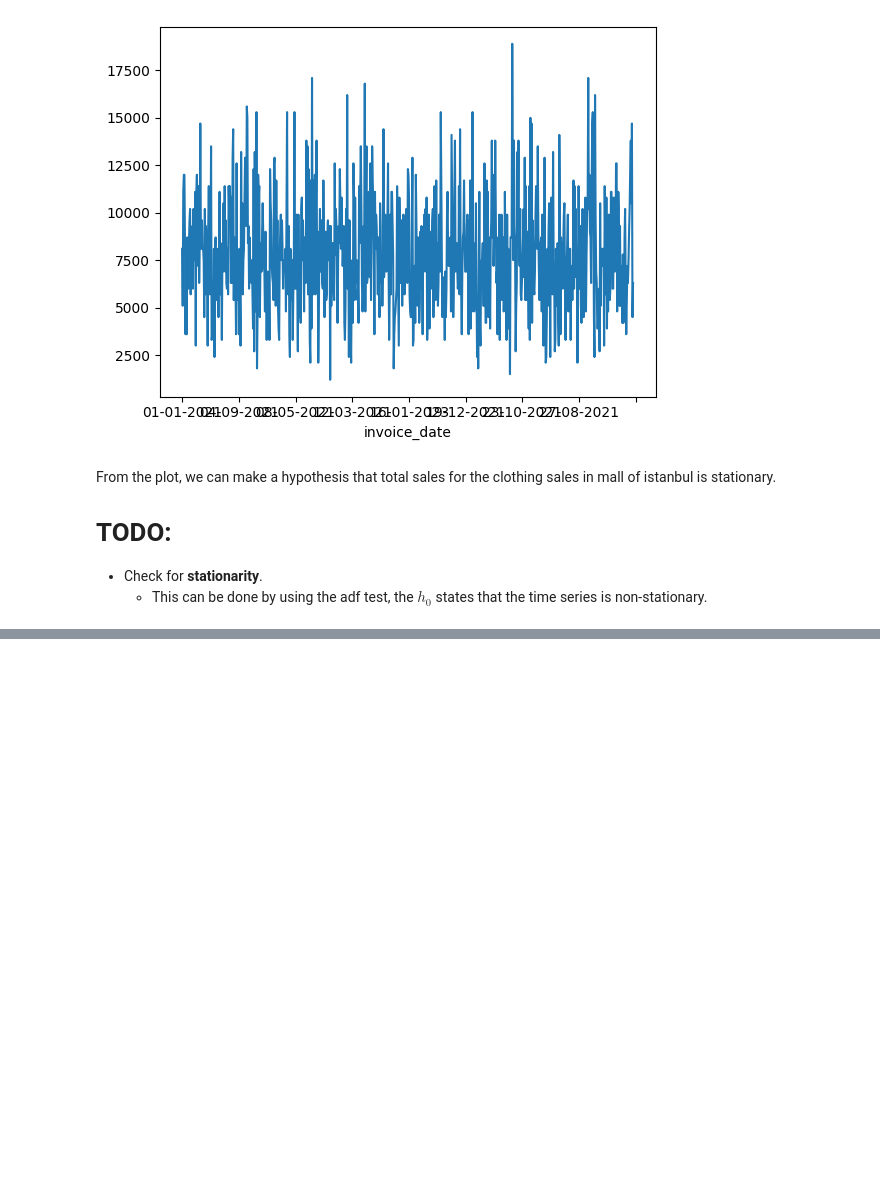
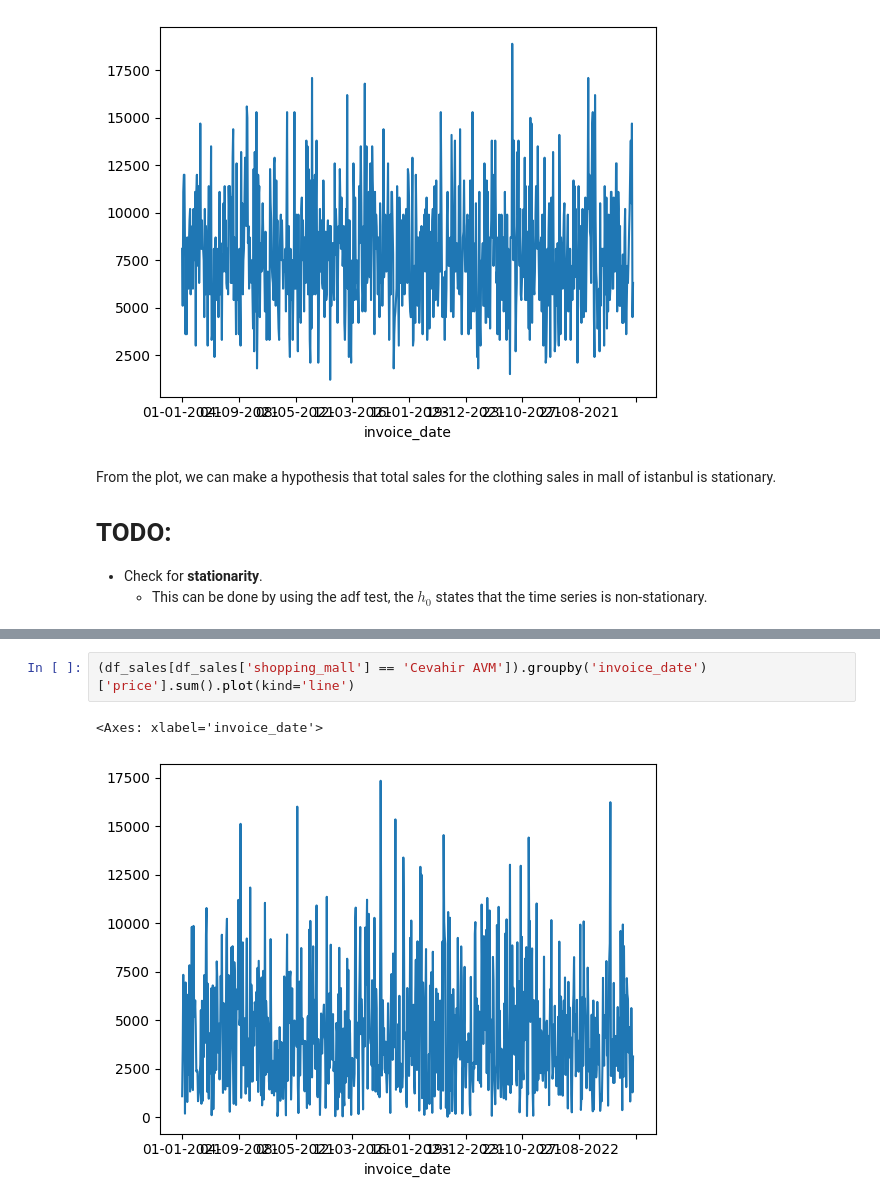
Before and after one commit to abdulaziz-aljamhour/sales-tsa, a Jupyter notebook: notebooks/eda.ipynb, the cells around one changed output, grey strips where cells are left out. Saved outputs shown, nothing was run; the diff lists cells and outputs as text; blank space fills up the shorter version.

```diff
--- a/notebooks/eda.ipynb
+++ b/notebooks/eda.ipynb
@@ -120,0 +146,5 @@ This means that the timeseries is indeed stationary.
+# %%
+(df_sales[df_sales['shopping_mall'] == 'Cevahir AVM']).groupby('invoice_date')['price'].sum().plot(kind='line')
+# %% [output]
+<Axes: xlabel='invoice_date'>
+[figure, added]
```
Also changed, not shown: parts of 9 cells of this notebook.
